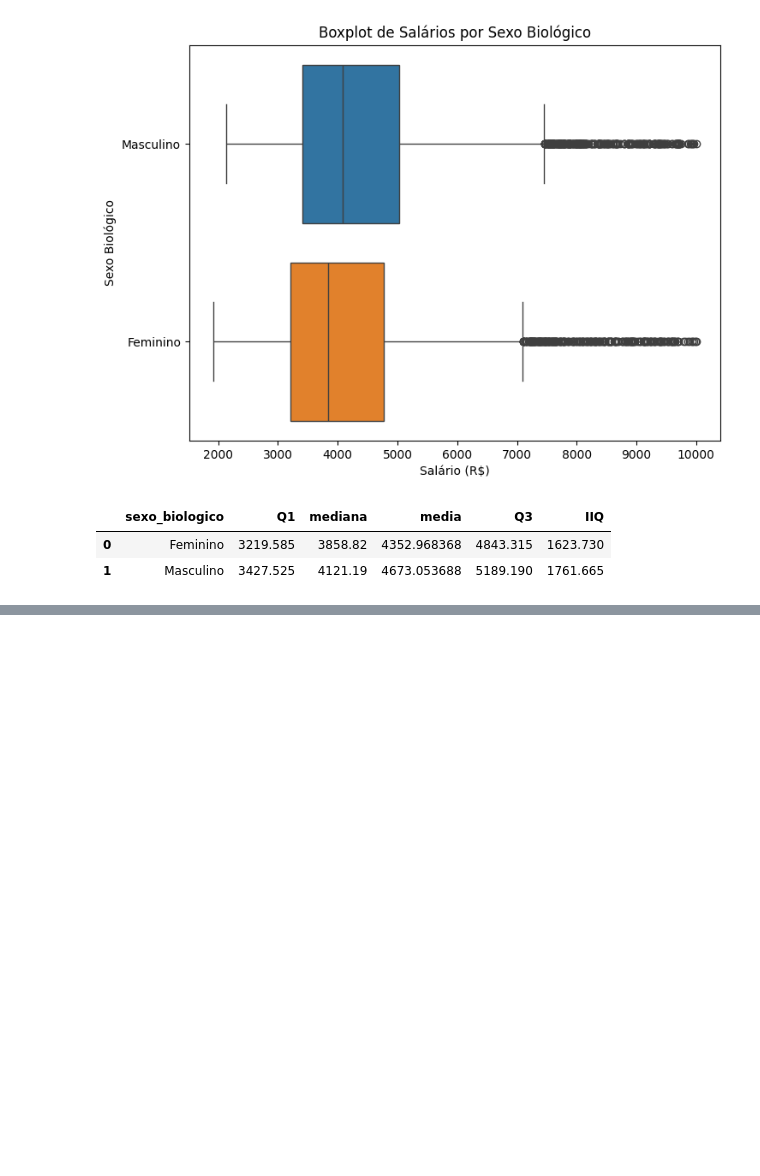
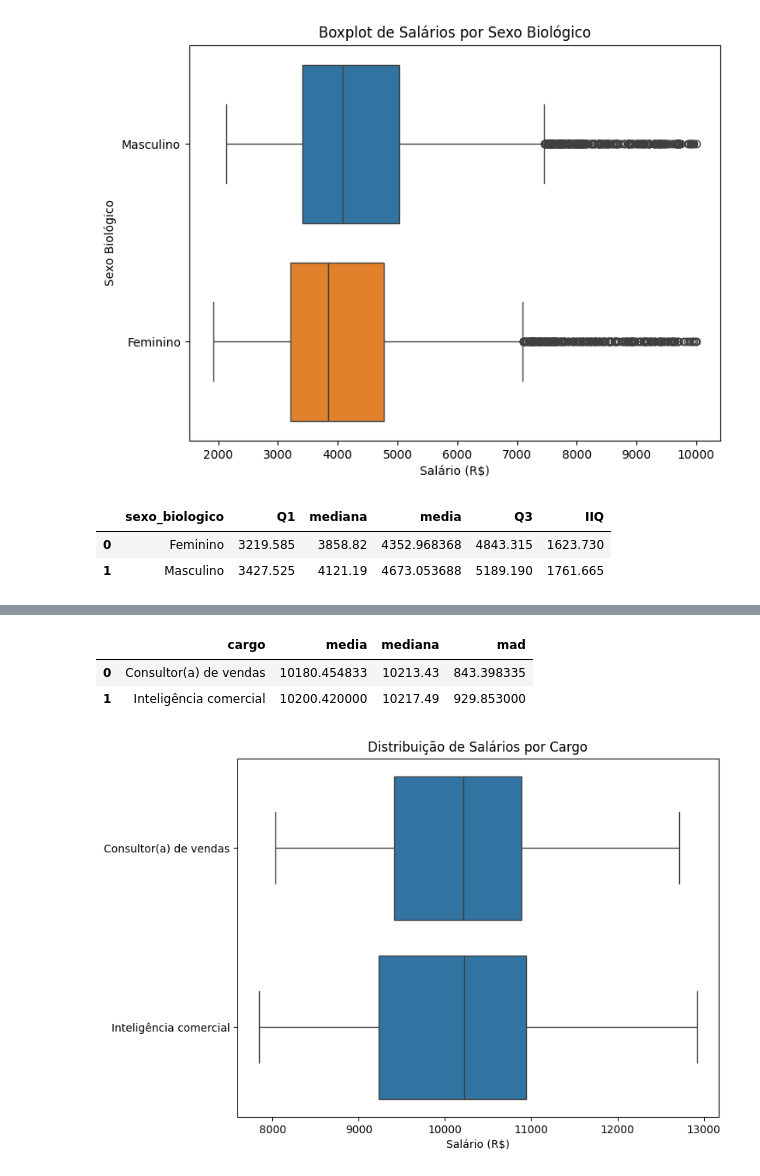
Before and after one commit to EmilyCarla/ONE_DataScience, a Jupyter notebook: EstatisticaComPython.ipynb, the cells around one changed output, grey strips where cells are left out. Saved outputs shown, nothing was run; the diff lists cells and outputs as text; code cells hidden in the pictures; blank space fills up the shorter version.

```diff
--- a/EstatisticaComPython.ipynb
+++ b/EstatisticaComPython.ipynb
@@ -727,0 +779,24 @@ estat_remuneracao
+# %%
+estat_colab = comercial.groupby('cargo')['remuneracao'].agg(
+    media='mean',
+    mediana='median',
+    mad=lambda x: (abs(x - x.mean())).mean()
+).reset_index()
+
+estat_colab
+# %% [output]
+|  | cargo | media | mediana | mad |
+| 0 | Consultor(a) de vendas | 10180.454833 | 10213.43 | 843.398335 |
+| 1 | Inteligência comercial | 10200.420000 | 10217.49 | 929.853000 |
+# %%
+plt.figure(figsize=(8, 6))  # Definindo o tamanho do gráfico
+sns.boxplot(x='remuneracao', y='cargo', data=comercial)
+
+# Adicionando título e rótulos aos eixos
+plt.title('Distribuição de Salários por Cargo')
+plt.xlabel('Salário (R$)')
+plt.ylabel('')
+
+plt.show()
+# %% [output]
+[figure, added]
```
Also changed, not shown: parts of 12 cells of this notebook.
